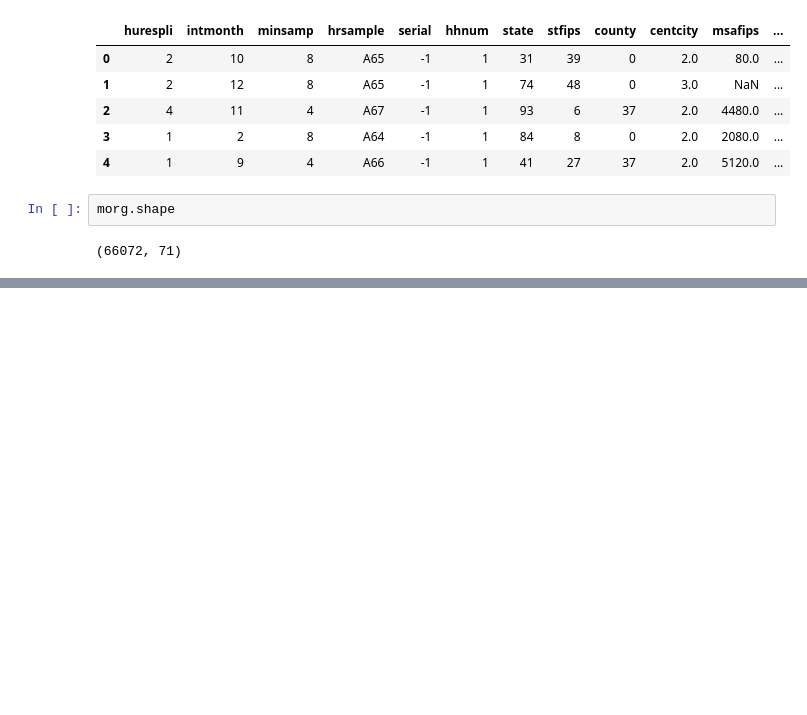
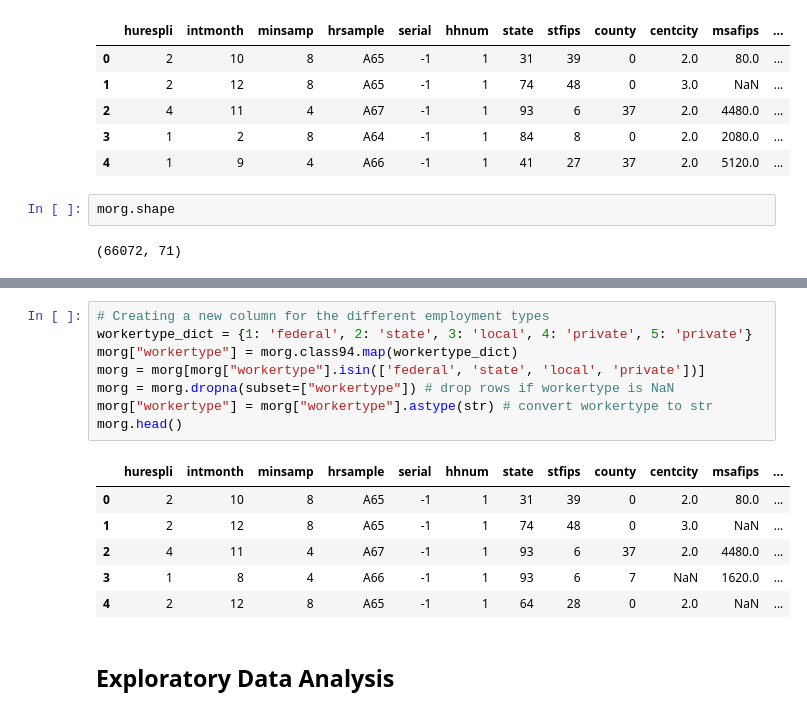
Before and after one commit to shyla-marie/Econ-DataAnalysis, a Jupyter notebook: housingwages.ipynb, the cells around one changed output, grey strips where cells are left out. Drawn from its saved outputs; the diff is of its cells as text; blank space fills up the shorter version.

```diff
--- a/housingwages.ipynb
+++ b/housingwages.ipynb
@@ -52,0 +100,17 @@ morg.describe()
+# %%
+# Creating a new column for the different employment types
+workertype_dict = {1: 'federal', 2: 'state', 3: 'local', 4: 'private', 5: 'private'}
+morg["workertype"] = morg.class94.map(workertype_dict)
+morg = morg[morg["workertype"].isin(['federal', 'state', 'local', 'private'])]
+morg = morg.dropna(subset=["workertype"]) # drop rows if workertype is NaN
+morg["workertype"] = morg["workertype"].astype(str) # convert workertype to str
+morg.head()
+# %% [output]
+|  | hurespli | intmonth | minsamp | hrsample | serial | hhnum | state | stfips | county | centcity | msafips | ... |
+| 0 | 2 | 10 | 8 | A65 | -1 | 1 | 31 | 39 | 0 | 2.0 | 80.0 | ... |
+| 1 | 2 | 12 | 8 | A65 | -1 | 1 | 74 | 48 | 0 | 3.0 | NaN | ... |
+| 2 | 4 | 11 | 4 | A67 | -1 | 1 | 93 | 6 | 37 | 2.0 | 4480.0 | ... |
+| 3 | 1 | 8 | 4 | A66 | -1 | 1 | 93 | 6 | 7 | NaN | 1620.0 | ... |
+| 4 | 2 | 12 | 8 | A65 | -1 | 1 | 64 | 28 | 0 | 2.0 | NaN | ... |
+# %% [markdown]
+## Exploratory Data Analysis
```
Also changed, not shown: parts of 19 cells of this notebook.
